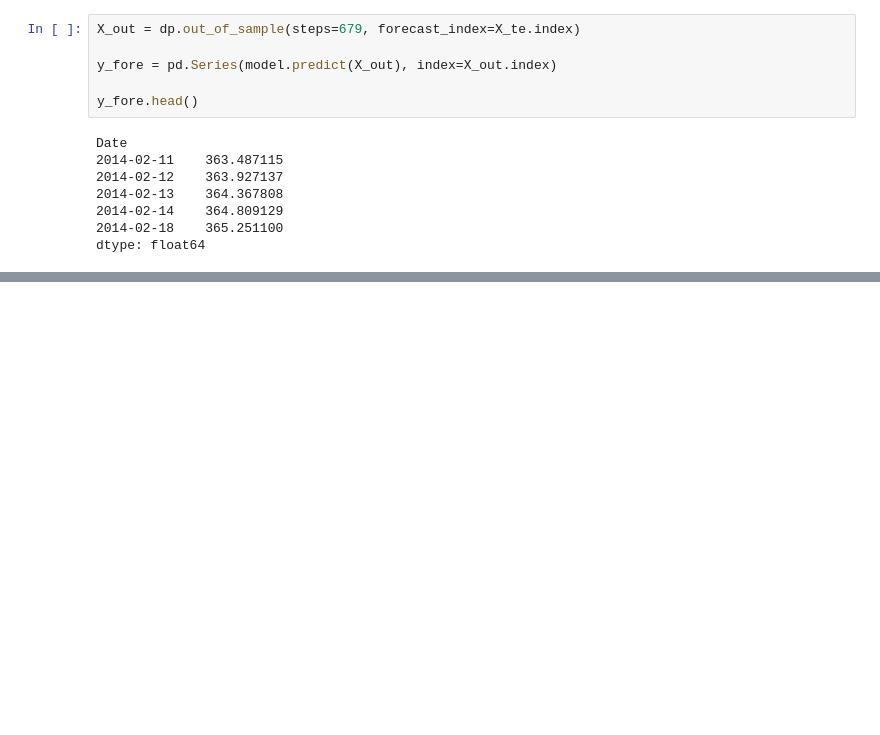
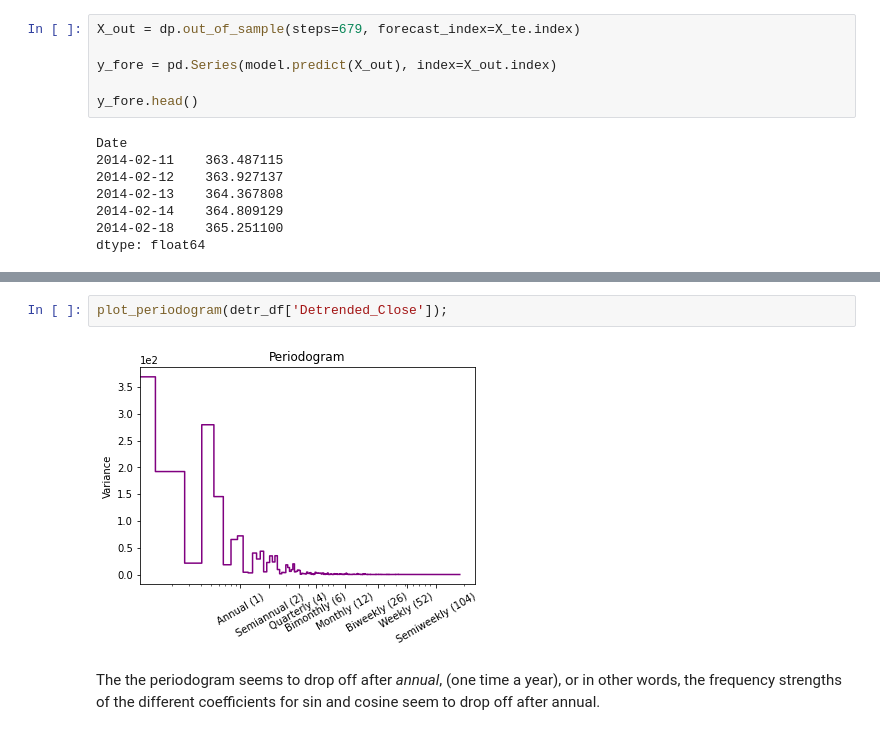
Before and after one commit to brooke57/DIJA-30-Stock-Time-Series, a Jupyter notebook: dija-30-stock-time-series-eda.ipynb, the cells around one changed output, grey strips where cells are left out. Drawn from its saved outputs; the diff is of its cells as text; blank space fills up the shorter version.

Commit message:
Kaggle Notebook | DIJA 30 Stock Time Series EDA | Version 9

```diff
--- a/dija-30-stock-time-series-eda.ipynb
+++ b/dija-30-stock-time-series-eda.ipynb
@@ -225,0 +268,6 @@ _ = ax.legend()
+# %%
+plot_periodogram(detr_df['Detrended_Close']);
+# %% [output]
+[figure, added]
+# %% [markdown]
+The the periodogram seems to drop off after *annual*, (one time a year), or in other words, the frequency strengths of the different coefficients for sin and cosine seem to drop off after annual.
```
Also changed, not shown: parts of 31 cells of this notebook.
